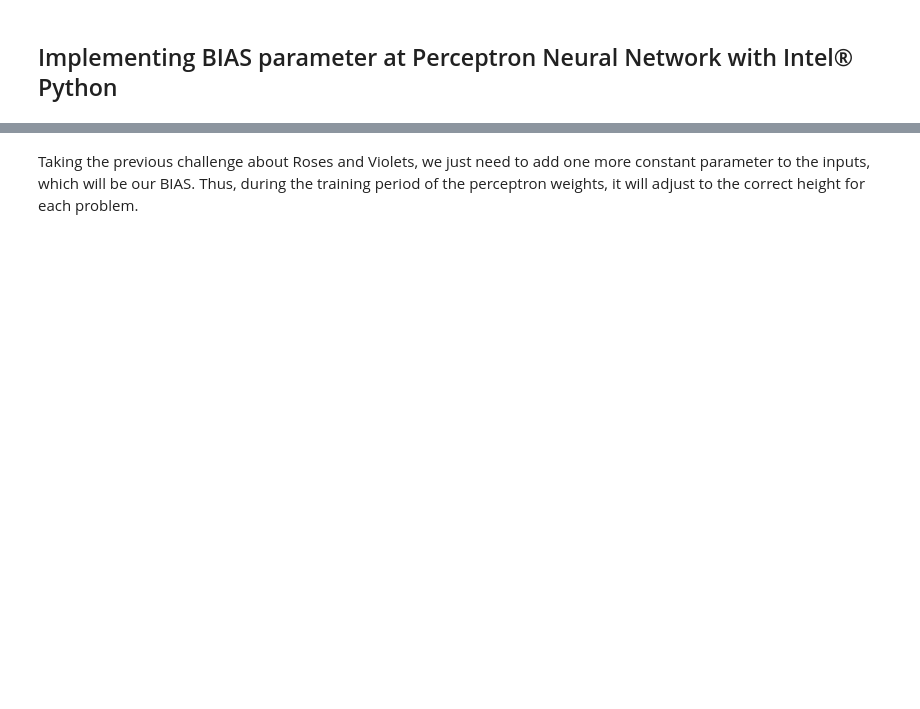
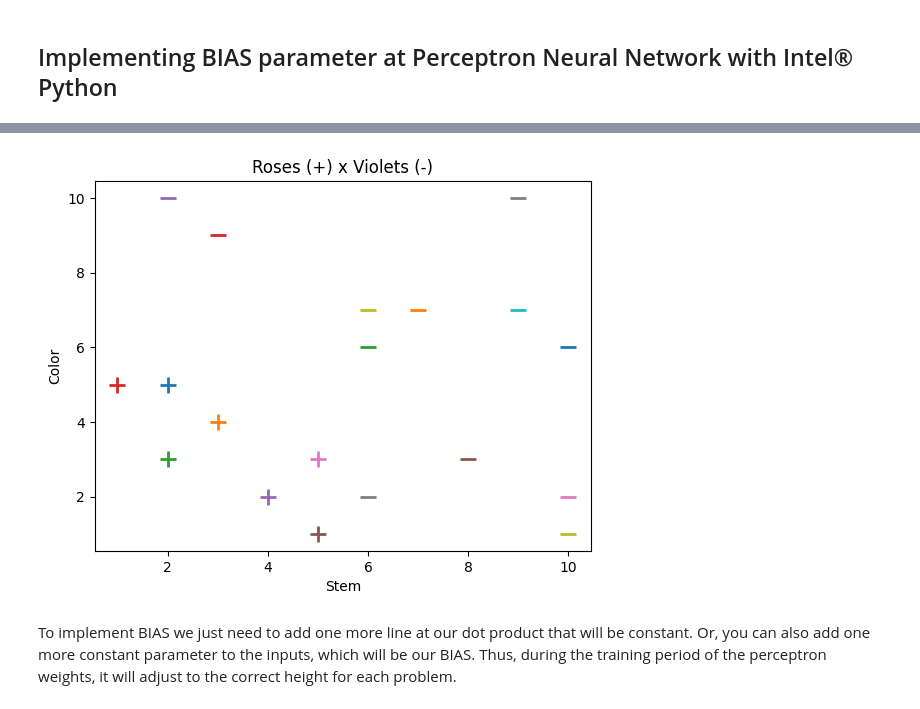
Before and after one commit to muriloboratto/AI-university-assignments, a Jupyter notebook: 02_percepetron_bias.ipynb, the cells around one changed output, grey strips where cells are left out. Cells and saved outputs as stored; diff of their text form; code cells hidden in the pictures; blank space fills up the shorter version.

```diff
--- a/02_percepetron_bias.ipynb
+++ b/02_percepetron_bias.ipynb
@@ -51,2 +59,52 @@ Figure 4 - Perceptron with BIAS parameter
+# %%
+import numpy as np
+import matplotlib.pyplot as plt
+import random
+import math
+
+## Activation Function
+def activation_fn(x):
+  return 1 if x >= 0 else 0
+
+
+## Inputs: stalk, color
+
+inputs = np.array([
+             [ 2, 5], # Rose
+             [ 3, 4], # Rose
+             [ 2, 3], # Rose
+             [ 1, 5], # Rose
+             [ 4, 2], # Rose
+             [ 5, 1], # Rose
+             [ 5, 3], # Rose
+             [ 9, 10], # Violet
+             [ 6, 7], # Violet
+             [ 9, 7], # Violet
+             [ 10, 6], # Violet
+             [ 7, 7], # Violet
+             [ 6, 6], # Violet
+             [ 3, 9], # Violet
+             [ 2, 10], # Violet
+             [ 8, 3], # Violet
+             [ 10, 2], # Violet
+             [ 6, 2], # Violet
+             [ 10, 1] # Violet
+])
+
+## Expected outcomes for each input.
+expected_outputs = np.array([1, 1, 1, 1, 1, 1, 1, 0, 0, 0, 0, 0, 0, 0, 0, 0, 0, 0, 0])
+
+for result, input in zip(expected_outputs, inputs):
+    if result == 1: # Rose
+        plt.scatter(input[0], input[1], s=120, marker='+', linewidths=2)
+    else: # Violets
+        plt.scatter(input[0], input[1], s=120, marker='_', linewidths=2)
+
+plt.xlabel('Stem')
+plt.ylabel('Color')
+plt.title('Roses (+) x Violets (-)')
+plt.show()
+# %% [output]
+[figure, added]
 # %% [markdown]
-Taking the previous challenge about Roses and Violets, we just need to add one more constant parameter to the inputs, which will be our BIAS. Thus, during the training period of the perceptron weights, it will adjust to the correct height for each problem.
+To implement BIAS we just need to add one more line at our dot product that will be constant. Or, you can also add one more constant parameter to the inputs, which will be our BIAS. Thus, during the training period of the perceptron weights, it will adjust to the correct height for each problem.
```
Also changed, not shown: parts of 17 cells of this notebook, 1 other file.
